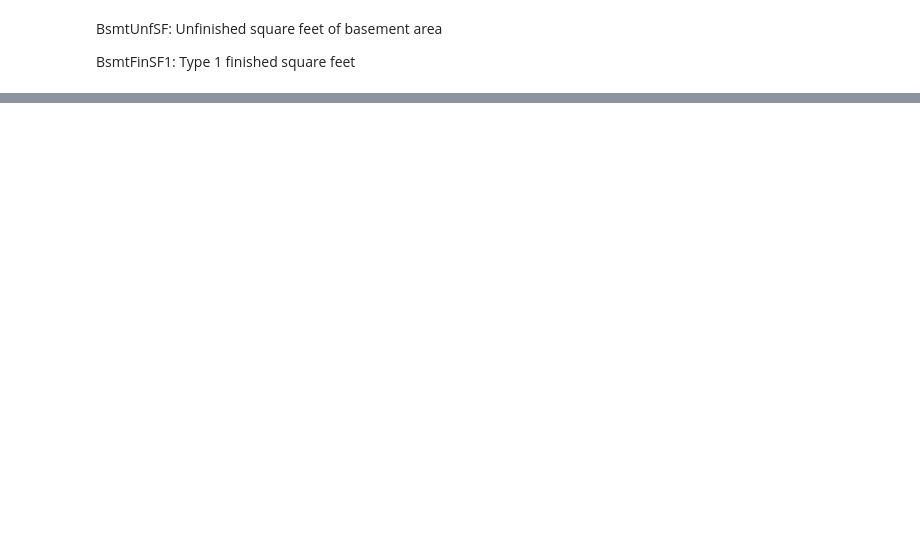
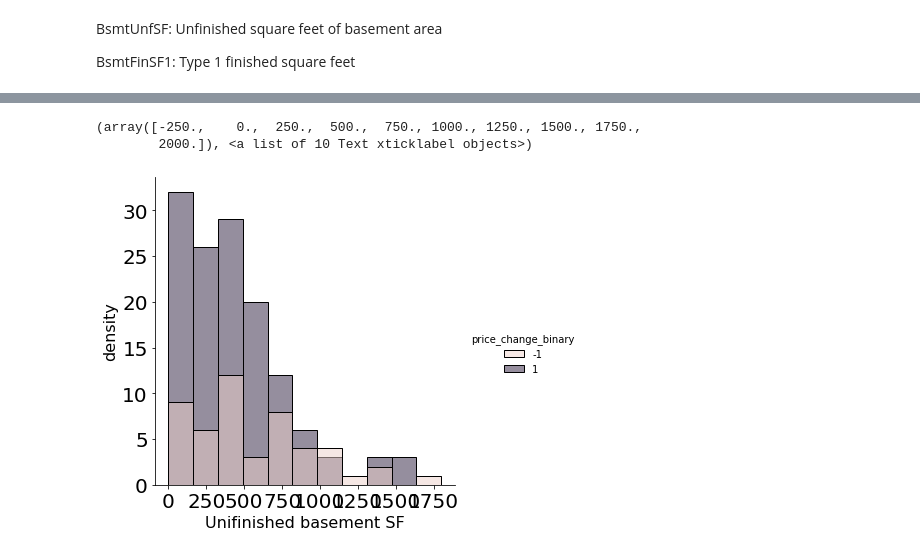
Before and after one commit to lorenzom21/housing_prices, a Jupyter notebook: main.ipynb, the cells around one changed output, grey strips where cells are left out. Cells and saved outputs as stored; diff of their text form; code cells hidden in the pictures; blank space fills up the shorter version.

Commit message:
added further exploration of price/area change

```diff
--- a/main.ipynb
+++ b/main.ipynb
@@ -824,3 +825,10 @@ sns.barplot(x=RF_class_params['importance'][:filter],y=RF_class_params['feature'
 BsmtUnfSF: Unfinished square feet of basement area
 
 BsmtFinSF1: Type 1 finished square feet
+# %%
+sns.boxplot(data=merged_cases_NAmes, x='price_change_binary', y ='BsmtUnfSF')
+plt.rcParams['figure.figsize'] = [50, 10]
+plt.ylabel('Unfinished basement SF', fontsize=24)
+plt.yticks(fontsize=20)
+plt.xlabel('Price change(increase/decrease)', fontsize=16)
+plt.xticks(fontsize=20)
@@ -826,0 +858,11 @@ BsmtFinSF1: Type 1 finished square feet
+# %%
+sns.displot(data=merged_cases_NAmes, x="BsmtUnfSF", hue='price_change_binary')
+plt.rcParams['figure.figsize'] = [10,10]
+plt.ylabel('density',fontsize=16)
+plt.yticks(fontsize=20)
+plt.xlabel('Unifinished basement SF', fontsize=16)
+plt.xticks(fontsize=20)
+# %% [output]
+(array([-250.,    0.,  250.,  500.,  750., 1000., 1250., 1500., 1750.,
+        2000.]), <a list of 10 Text xticklabel objects>)
+[figure, added]
```
Also changed, not shown: parts of 24 cells of this notebook.
